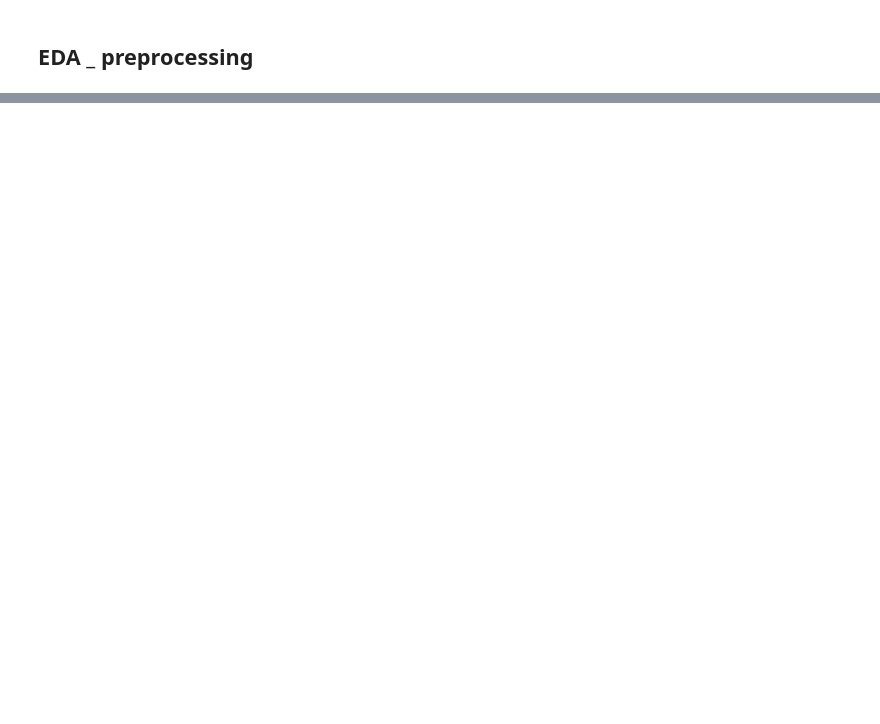
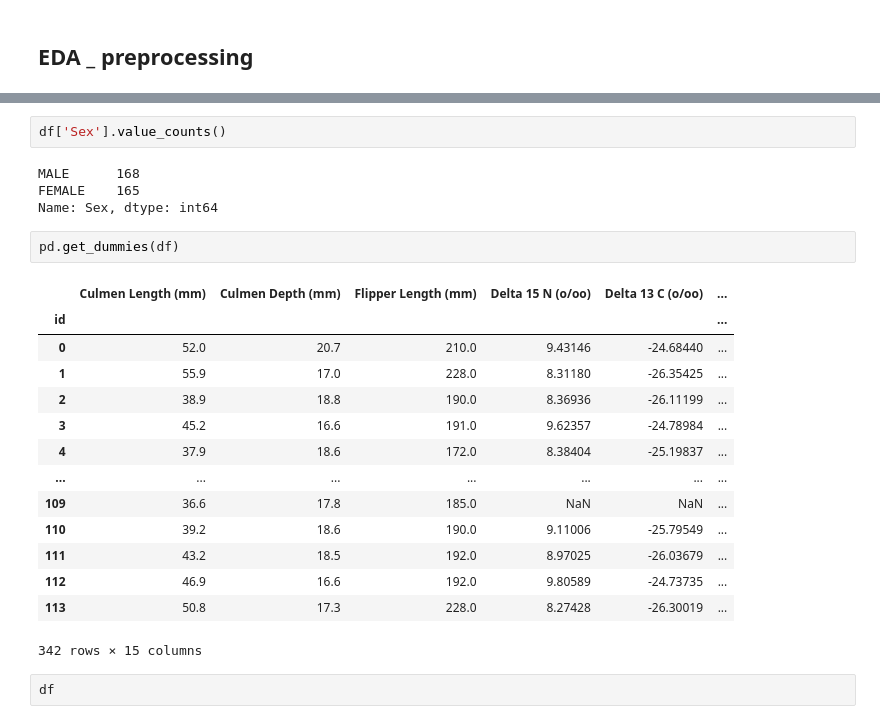
Before and after one commit to Douggy91/Practice-1, a Jupyter notebook: peng.ipynb, the cells around one changed output, grey strips where cells are left out. Drawn from its saved outputs; the diff is of its cells as text; blank space fills up the shorter version.

```diff
--- a/peng.ipynb
+++ b/peng.ipynb
@@ -80,0 +85,25 @@ sns.boxplot(data =df[['Flipper Length (mm)']])
+# %%
+df['Sex'].value_counts()
+# %% [output]
+MALE      168
+FEMALE    165
+Name: Sex, dtype: int64
+# %%
+pd.get_dummies(df)
+# %% [output]
+|  | Culmen Length (mm) | Culmen Depth (mm) | Flipper Length (mm) | Delta 15 N (o/oo) | Delta 13 C (o/oo) | ... |
+| id |  |  |  |  |  | ... |
+| 0 | 52.0 | 20.7 | 210.0 | 9.43146 | -24.68440 | ... |
+| 1 | 55.9 | 17.0 | 228.0 | 8.31180 | -26.35425 | ... |
+| 2 | 38.9 | 18.8 | 190.0 | 8.36936 | -26.11199 | ... |
+| 3 | 45.2 | 16.6 | 191.0 | 9.62357 | -24.78984 | ... |
+| 4 | 37.9 | 18.6 | 172.0 | 8.38404 | -25.19837 | ... |
+| ... | ... | ... | ... | ... | ... | ... |
+| 109 | 36.6 | 17.8 | 185.0 | NaN | NaN | ... |
+| 110 | 39.2 | 18.6 | 190.0 | 9.11006 | -25.79549 | ... |
+| 111 | 43.2 | 18.5 | 192.0 | 8.97025 | -26.03679 | ... |
+| 112 | 46.9 | 16.6 | 192.0 | 9.80589 | -24.73735 | ... |
+| 113 | 50.8 | 17.3 | 228.0 | 8.27428 | -26.30019 | ... |
+342 rows × 15 columns
+# %%
+df
```
Also changed, not shown: parts of 10 cells of this notebook.
